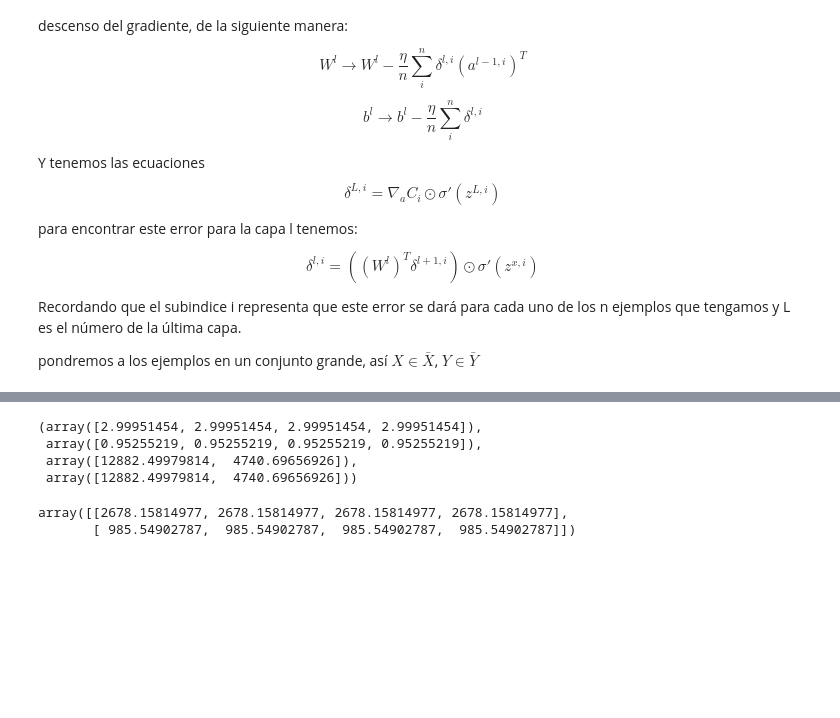
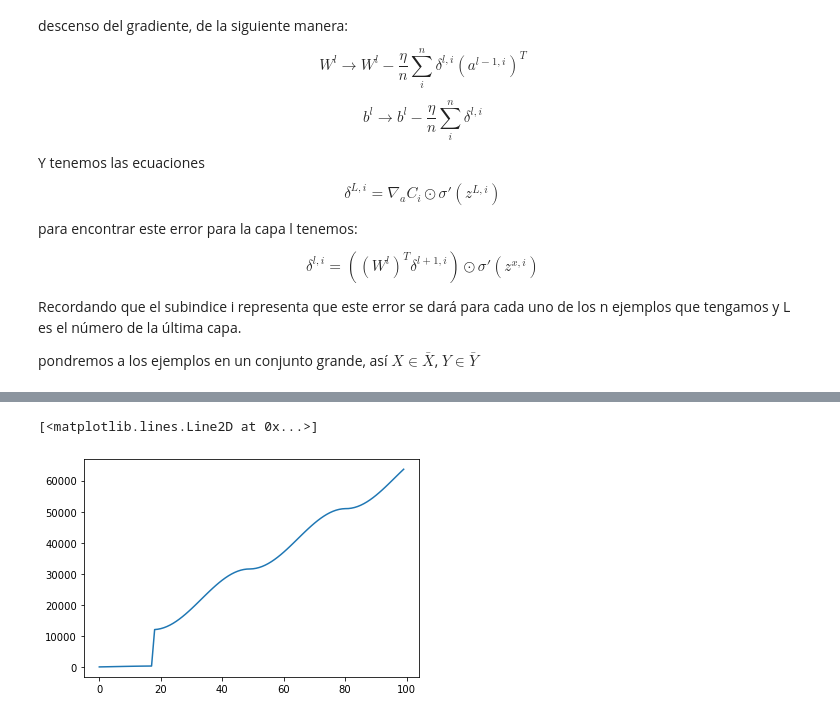
Before and after one commit to JuanDDiosRojas/NeuralNetworks, a Jupyter notebook: Red neuronal.ipynb, the cells around one changed output, grey strips where cells are left out. Drawn from its saved outputs; the diff is of its cells as text; code cells hidden in the pictures; blank space fills up the shorter version.

```diff
--- a/Red neuronal.ipynb
+++ b/Red neuronal.ipynb
@@ -81,12 +91,12 @@ $$F(x_1,x_2,x_3)=(x_1^2+x_2^2,x_1 x_3)$$
 # %%
 def G(X):
-    return [X[0]**2+X[1]**2,X[0]*X[2]]
+    return [X[0]+X[1],X[0]+X[2]]
 
 #Ahora Tomaremos un conjunto de 1000 números aleatorios entre 0 y 100
-X = 100*np.random.rand(1000,3)
-Y=[]
+X = 10*np.random.rand(100,3)
+Y=np.zeros((100,2))
 
-for x in X:
-    y=G(x)
-    y=y+np.array([random.uniform(-3,3),random.uniform(-3,3)])
-    Y.append(y)
+for i,x in enumerate(X):
+    img=G(X[i])
+    img=img+5*np.random.rand(1,2)
+    Y[i,:]=img
@@ -93,6 +143,6 @@ for x in X:
 # %%
 #Aprendizaje
-eta = 0.1
+eta = 0.01
 W1=np.ones((4,3))
 W2=np.ones((2,4))
 b1=np.ones((4))
@@ -105,20 +155,29 @@ Gb2=np.zeros(np.shape(b2))
 
 #Aquí tendremos nuestros ejemplos
 n=len(X)
+D2=[]
+costo=[]
 for k in range(100):
     for i in range(0,len(X)):
         z1,a1,z2,a2=red(X[i],W1,W2,b1,b2)
         #el error de la capa final, dL=d2=(a2-y)
         d2=a2-Y[i]
+        #print('a1=',a1)
+        #print('a2=',a2)
+
         #luego hay que sacar el error de la capa anterior
-        d1=np.dot(np.transpose(W2), d2)*dsigmoid(z1)
+        d1=np.dot(np.transpose(W2), d2)*drelu(z1)
         #Ahora hay que definir el "gradiente" para actualizar los pesos y los bias
+        #print(drelu(z1))
         Gw1=Gw1 + np.outer(d1, X[i])
         Gw2=Gw2 + np.outer(d2, a1)
-
+        #print(Gw1)
         Gb1=Gb1 + d1
         Gb2=Gb2 + d2
-
+    D2.append(np.linalg.norm(d2))
+    error=np.sum(D2)
+    costo.append(error)
+    print('el error es',error )
     #Ahora actualizamos los valores de W y b
     W1=W1-(eta/n)*Gw1
     W2=W2-(eta/n)*Gw2
@@ -127,12 +204,5 @@ for k in range(100):
-# %%
-red([0,2,0],W1,W2,b1,b2)
-# %% [output]
-(array([2.99951454, 2.99951454, 2.99951454, 2.99951454]),
- array([0.95255219, 0.95255219, 0.95255219, 0.95255219]),
- array([12882.49979814,  4740.69656926]),
- array([12882.49979814,  4740.69656926]))
-# %%
-W2
-# %% [output]
-array([[2678.15814977, 2678.15814977, 2678.15814977, 2678.15814977],
-       [ 985.54902787,  985.54902787,  985.54902787,  985.54902787]])
+# %%
+plt.plot(costo)
+# %% [output]
+[<matplotlib.lines.Line2D at 0x...>]
+[figure, added]
```
Also changed, not shown: parts of 9 cells of this notebook.
